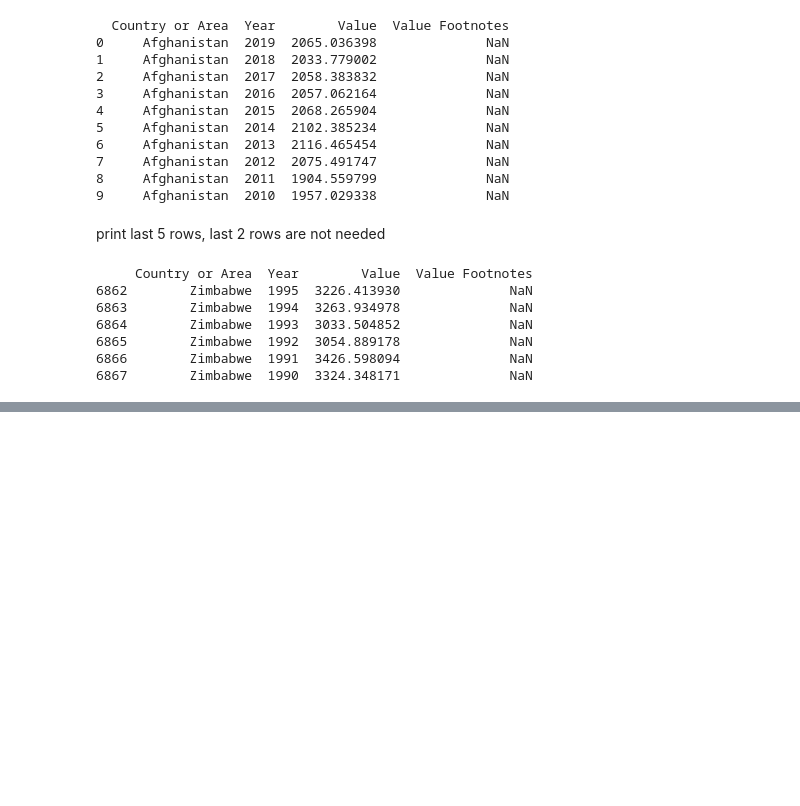
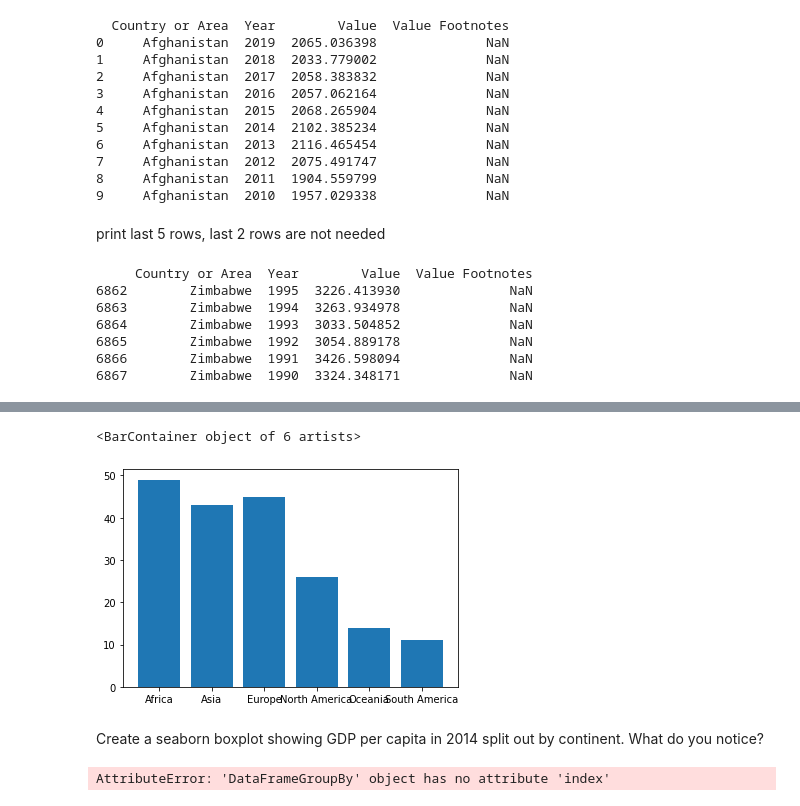
Before and after one commit to nss-data-science-cohort-5/un_exploration-vredd418, a Jupyter notebook: notebooks/UN_Data_Exploration.ipynb, the cells around one changed output, grey strips where cells are left out. Drawn from its saved outputs; the diff is of its cells as text; code cells hidden in the pictures; blank space fills up the shorter version.

```diff
--- a/notebooks/UN_Data_Exploration.ipynb
+++ b/notebooks/UN_Data_Exploration.ipynb
@@ -57,0 +210,2 @@ gdp_df.rename(columns={'Country or Area': 'Country'})
+# %%
+continents = pd.read_csv("C:/Users/vredd/Documents/data_science_projects/un_exploration-vredd418/data/continents.csv")
@@ -57,0 +214,2 @@ gdp_df.rename(columns={'Country or Area': 'Country'})
+# %%
+gdp_df = gdp_df.merge(continents, on='Country')
@@ -57,0 +218,2 @@ gdp_df.rename(columns={'Country or Area': 'Country'})
+# %%
+gdp_country_cont = pd.DataFrame(gdp_df.groupby(['Continent'])['Country'].nunique())
@@ -57,0 +231,7 @@ gdp_df.rename(columns={'Country or Area': 'Country'})
+# %%
+plt.bar(gdp_country_cont.index, gdp_country_cont['Country'])
+# %% [output]
+<BarContainer object of 6 artists>
+[figure, added]
+# %% [markdown]
+Create a seaborn boxplot showing GDP per capita in 2014 split out by continent. What do you notice?
@@ -57,0 +240,4 @@ gdp_df.rename(columns={'Country or Area': 'Country'})
+# %%
+sns.boxplot(x=gdp_2014.index, y=gdp_2014['GDP_Per_Capita'])
+# %% [output]
+AttributeError: 'DataFrameGroupBy' object has no attribute 'index'
```
Also changed, not shown: parts of 56 cells of this notebook.
